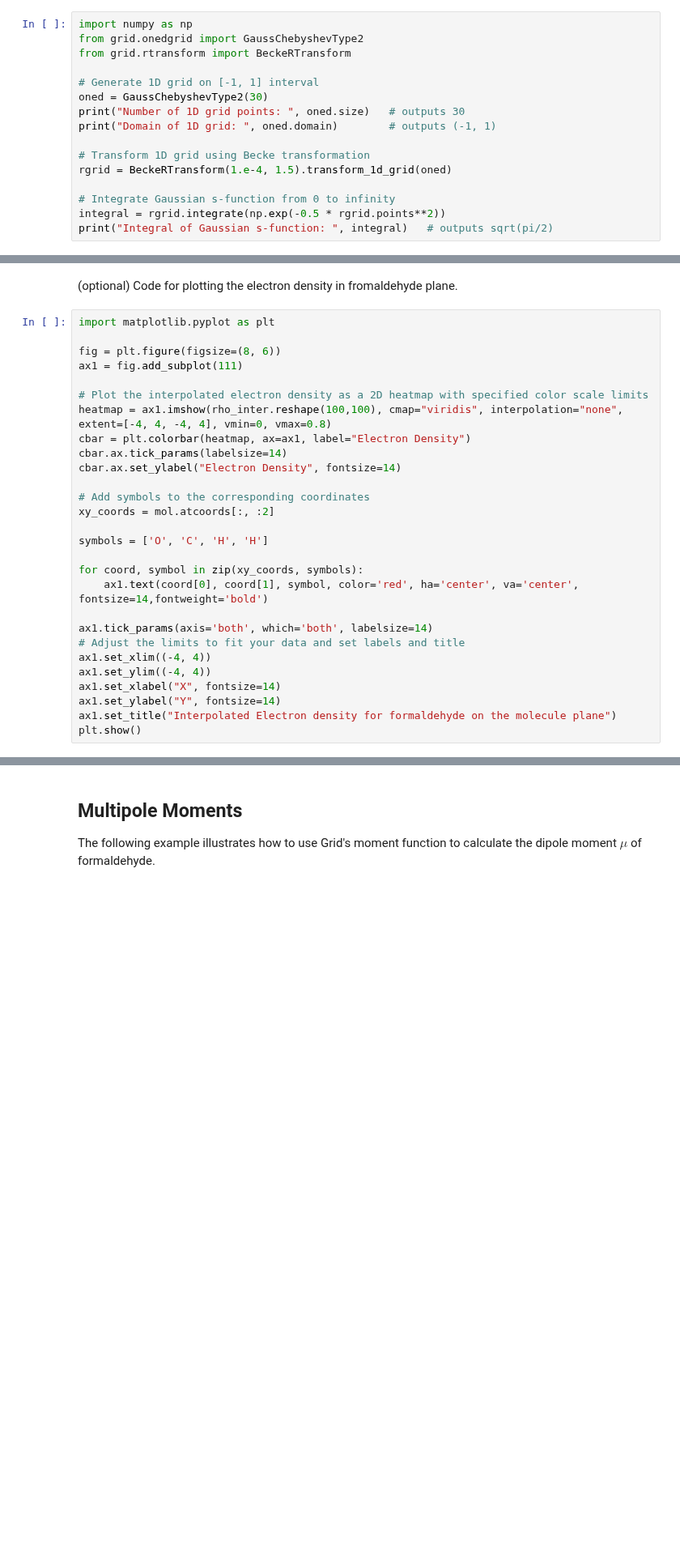
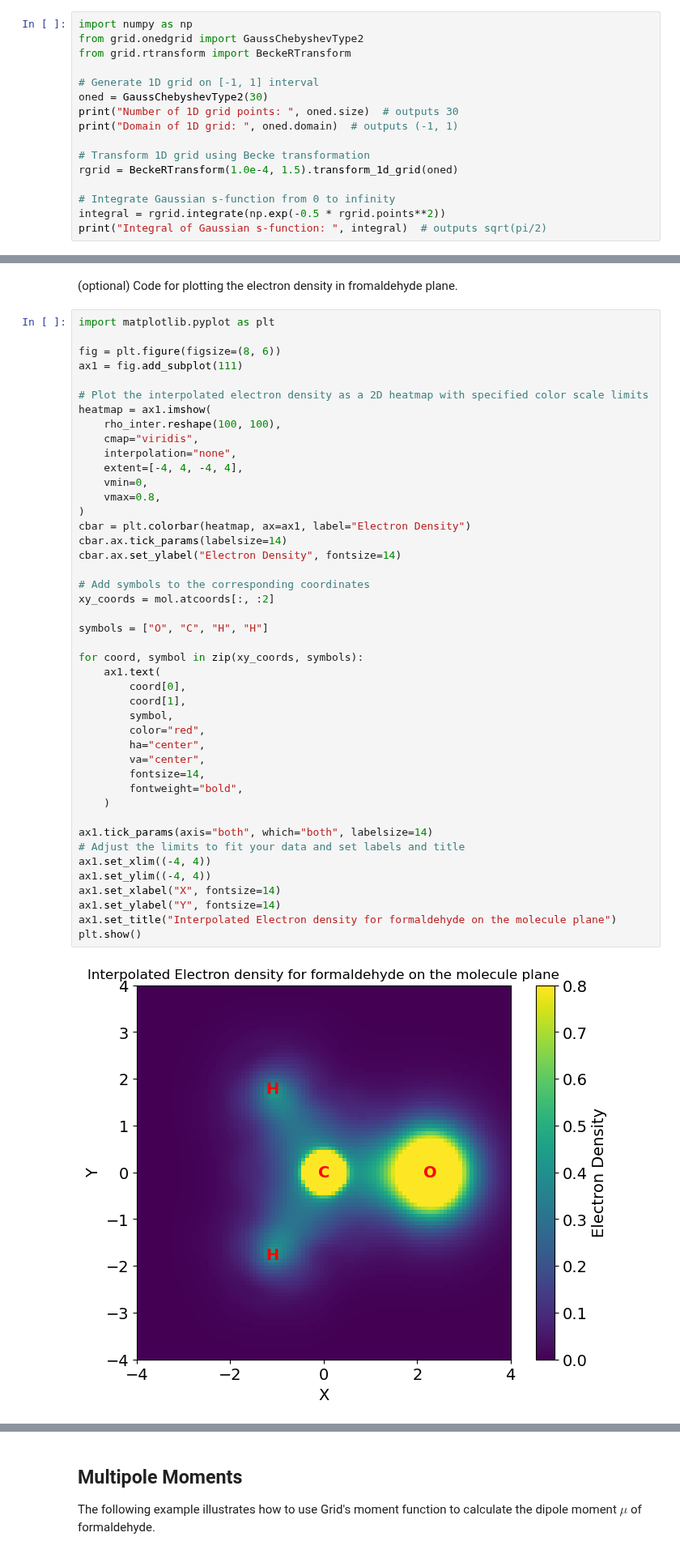
Before and after one commit to theochem/grid, a Jupyter notebook: examples/JCP_Paper.ipynb, the cells around one changed output, grey strips where cells are left out. Shown at 81% size. Cells and saved outputs as stored; diff of their text form; blank space fills up the shorter version.

```diff
--- a/examples/JCP_Paper.ipynb
+++ b/examples/JCP_Paper.ipynb
@@ -37,12 +38,12 @@ from grid.rtransform import BeckeRTransform
 
 # Generate 1D grid on [-1, 1] interval
 oned = GaussChebyshevType2(30)
-print("Number of 1D grid points: ", oned.size)   # outputs 30
-print("Domain of 1D grid: ", oned.domain)        # outputs (-1, 1)
+print("Number of 1D grid points: ", oned.size)  # outputs 30
+print("Domain of 1D grid: ", oned.domain)  # outputs (-1, 1)
 
 # Transform 1D grid using Becke transformation
-rgrid = BeckeRTransform(1.e-4, 1.5).transform_1d_grid(oned)
+rgrid = BeckeRTransform(1.0e-4, 1.5).transform_1d_grid(oned)
 
 # Integrate Gaussian s-function from 0 to infinity
 integral = rgrid.integrate(np.exp(-0.5 * rgrid.points**2))
-print("Integral of Gaussian s-function: ", integral)   # outputs sqrt(pi/2)
+print("Integral of Gaussian s-function: ", integral)  # outputs sqrt(pi/2)
@@ -263,31 +299,49 @@ grad_rho_inter = func_interpolation(points=points, deriv=1)
 # %%
 import matplotlib.pyplot as plt
 
 fig = plt.figure(figsize=(8, 6))
 ax1 = fig.add_subplot(111)
 
 # Plot the interpolated electron density as a 2D heatmap with specified color scale limits
-heatmap = ax1.imshow(rho_inter.reshape(100,100), cmap="viridis", interpolation="none", extent=[-4, 4, -4, 4], vmin=0, vmax=0.8)
+heatmap = ax1.imshow(
+    rho_inter.reshape(100, 100),
+    cmap="viridis",
+    interpolation="none",
+    extent=[-4, 4, -4, 4],
+    vmin=0,
+    vmax=0.8,
+)
 cbar = plt.colorbar(heatmap, ax=ax1, label="Electron Density")
 cbar.ax.tick_params(labelsize=14)
 cbar.ax.set_ylabel("Electron Density", fontsize=14)
 
 # Add symbols to the corresponding coordinates
 xy_coords = mol.atcoords[:, :2]
 
-symbols = ['O', 'C', 'H', 'H']
+symbols = ["O", "C", "H", "H"]
 
 for coord, symbol in zip(xy_coords, symbols):
-    ax1.text(coord[0], coord[1], symbol, color='red', ha='center', va='center', fontsize=14,fontweight='bold')
+    ax1.text(
+        coord[0],
+        coord[1],
+        symbol,
+        color="red",
+        ha="center",
+        va="center",
+        fontsize=14,
+        fontweight="bold",
+    )
 
-ax1.tick_params(axis='both', which='both', labelsize=14)
+ax1.tick_params(axis="both", which="both", labelsize=14)
 # Adjust the limits to fit your data and set labels and title
 ax1.set_xlim((-4, 4))
 ax1.set_ylim((-4, 4))
 ax1.set_xlabel("X", fontsize=14)
 ax1.set_ylabel("Y", fontsize=14)
 ax1.set_title("Interpolated Electron density for formaldehyde on the molecule plane")
 plt.show()
+# %% [output]
+[figure, added]
 # %% [markdown]
 ## Solving Poisson Equation
 
```
Also changed, not shown: parts of 18 cells of this notebook.
